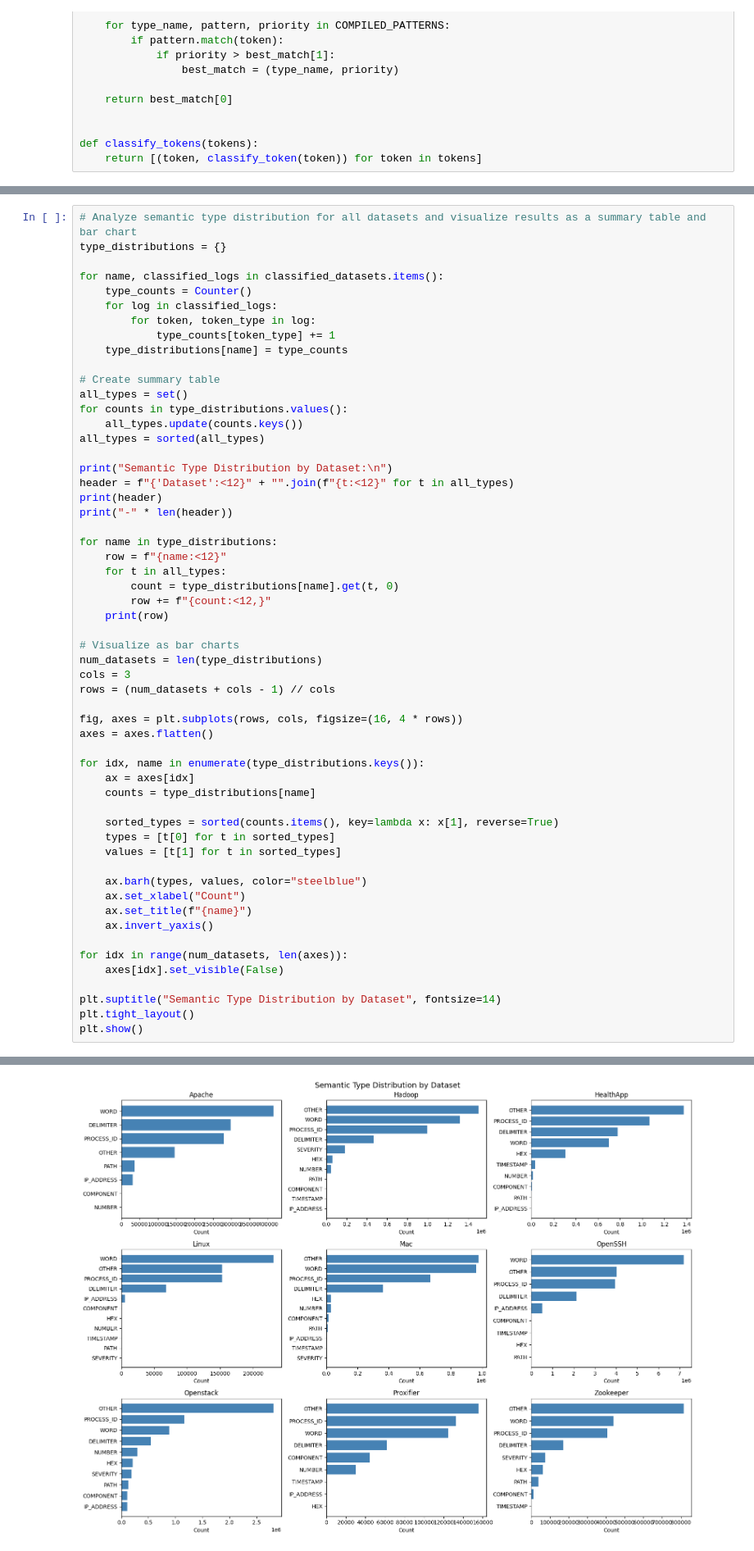
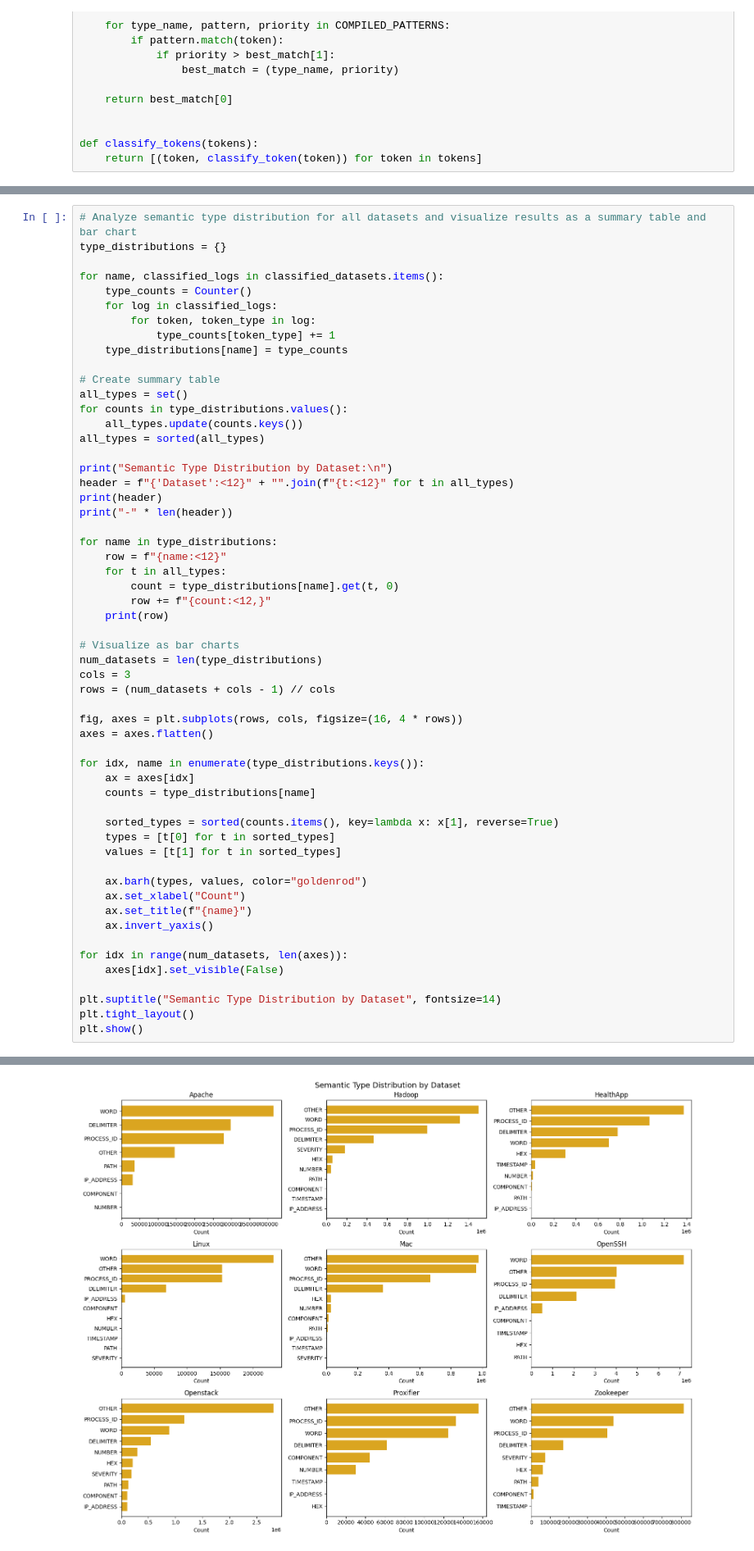
Before and after one commit to adam-bouafia/LogPress, a Jupyter notebook: LogPress.ipynb, the cells around one changed output, grey strips where cells are left out. Shown at 82% size. Cells and saved outputs as stored; diff of their text form.

```diff
--- a/LogPress.ipynb
+++ b/LogPress.ipynb
@@ -456,35 +456,35 @@ for idx, name in enumerate(type_distributions.keys()):
     counts = type_distributions[name]
 
     sorted_types = sorted(counts.items(), key=lambda x: x[1], reverse=True)
     types = [t[0] for t in sorted_types]
     values = [t[1] for t in sorted_types]
 
-    ax.barh(types, values, color="steelblue")
+    ax.barh(types, values, color="goldenrod")
     ax.set_xlabel("Count")
     ax.set_title(f"{name}")
     ax.invert_yaxis()
 
 for idx in range(num_datasets, len(axes)):
     axes[idx].set_visible(False)
 
 plt.suptitle("Semantic Type Distribution by Dataset", fontsize=14)
 plt.tight_layout()
 plt.show()
 # %% [output]
 Semantic Type Distribution by Dataset:
 
 Dataset     COMPONENT   DELIMITER   HEX         IP_ADDRESS  NUMBER      OTHER       PATH        PROCESS_ID  SEVERITY    TIMESTAMP   WORD
 ------------------------------------------------------------------------------------------------------------------------------------------------
 Apache      585         297,456     0           31,089      8           145,268     36,157      279,770     0           0           415,582
 Hadoop      4,083       466,817     59,671      382         46,417      1,503,766   4,526       998,558     180,483     1,087       1,318,471
 HealthApp   4,743       778,757     305,957     5           14,308      1,375,179   50          1,067,443   0           33,636      697,546
 Linux       516         67,852      496         5,832       465         153,078     292         152,718     4           311         231,414
 Mac         13,648      364,634     29,678      3,239       28,798      978,703     9,450       665,953     619         2,775       962,437
 OpenSSH     253         2,128,654   12          527,644     0           4,025,619   3           3,948,650   0           15          7,190,807
 Openstack   109,302     546,178     208,898     107,832     295,523     2,816,365   134,942     1,166,080   189,386     0           888,169
 Proxifier   44,708      61,890      23          206         30,555      155,888     0           132,252     0           390         124,489
 Zookeeper   12,445      170,760     61,095      0           0           815,286     39,175      406,385     74,273      9           438,697
-[figure, old version]
+[figure, new version]
 # %%
 # Show classification examples from each dataset
 print("Classification Examples:\n")
```
Also changed, not shown: parts of 4 cells of this notebook.
